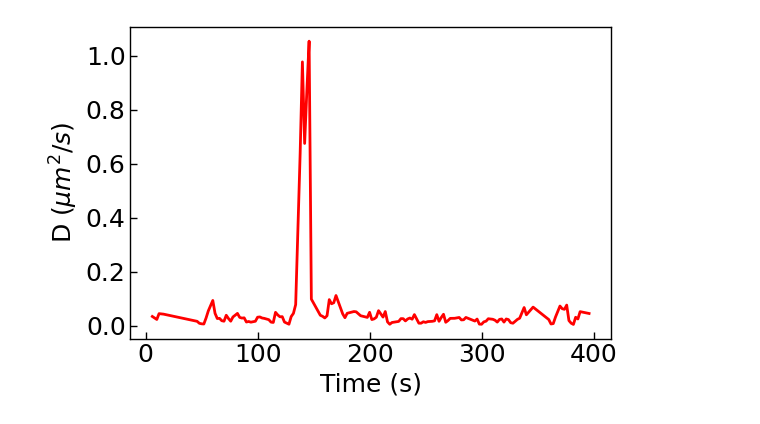
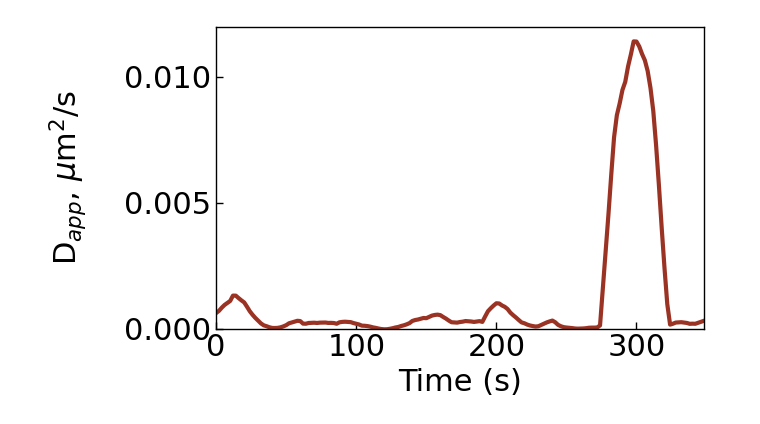
Before and after one commit to walterlab-um/Hyperosmotic_Confinement-Jump, a Jupyter notebook: plots/alpha_diffusion_coefficient_with_t.ipynb, the cells around one changed output. Saved outputs shown, nothing was run; the diff lists cells and outputs as text; code cells hidden in the pictures.

```diff
--- a/plots/alpha_diffusion_coefficient_with_t.ipynb
+++ b/plots/alpha_diffusion_coefficient_with_t.ipynb
@@ -174,33 +133,18 @@ plt.show()
-# %%
-# Remove rows where D is NaN
-track_data = track_data.dropna(subset=['D' , 'R2'])
-track_data = track_data[(track_data['R2'] > 0.6)]
-# Extract values for D and t
-D = track_data['D'].values
-t_valid = track_data['t'].values
-
-# Plot alpha vs. time
-fig, ax = plt.subplots(figsize=(6, 4))
-
-ax.plot(t_valid, D, linestyle='-', color='red', lw=2)  # Continuous red line
-
-# Customize plot aesthetics
-ax.spines[:].set_linewidth(1)
-ax.tick_params(
-    axis="both",
-    which="major",
-    labelsize=fontsize,
-    direction="in",
-    bottom=True,
-    left=True,
-    length=5,
-    width=1
-)
-ax.set_xlabel('Time (s)', fontsize=18)
-ax.set_ylabel('D ($\mu m^2/s$)', fontsize=18)
-
-# Final layout adjustments and show plot
-plt.tight_layout()
-plt.show()
-# %% [output]
-[figure, removed]
+# %%
+# Define the MSD calculation function
+def calc_MSD_NonPhysUnit(df_track, lags):
+    df_track_sorted = df_track.sort_values("t")
+    # Prepare storage arrays
+    MSDs = []
+
+    # Calculate MSDs corresponding to a series of lag times
+    for lag in lags:
+        Xs = np.array(df_track_sorted .x, dtype=float)
+        Ys = np.array(df_track_sorted .y, dtype=float)
+
+        SquareDisplacements = (Xs[lag:] - Xs[:-lag]) ** 2 + (Ys[lag:] - Ys[:-lag]) ** 2
+        MSD = np.nanmean(SquareDisplacements)
+        MSDs.append(MSD)
+
+    MSDs = np.array(MSDs, dtype=float)
+    return MSDs
@@ -206,0 +190,14 @@ plt.show()
+# %%
+plt.figure(figsize=(7, 4))
+plt.plot(arr_t_start, arr_log10D, lw=3, c="#9a3324")
+plt.xlabel("Time (s)", fontsize=22)
+plt.ylabel(r"D$_{app}$, $\mu$m$^2$/s", fontsize=22)
+plt.ylim(0, None)
+plt.gca().yaxis.set_label_coords(-0.26, 0.5)
+plt.gca().spines[:].set_linewidth(1)
+plt.gca().tick_params(axis="both", which="major", labelsize=22, direction="in", bottom=True, left=True, length=5, width=1)
+plt.xlim(arr_t_start[0], arr_t_start[-1])
+plt.tight_layout()
+plt.show()
+# %% [output]
+[figure, added]
```
Also changed, not shown: parts of 12 cells of this notebook.
